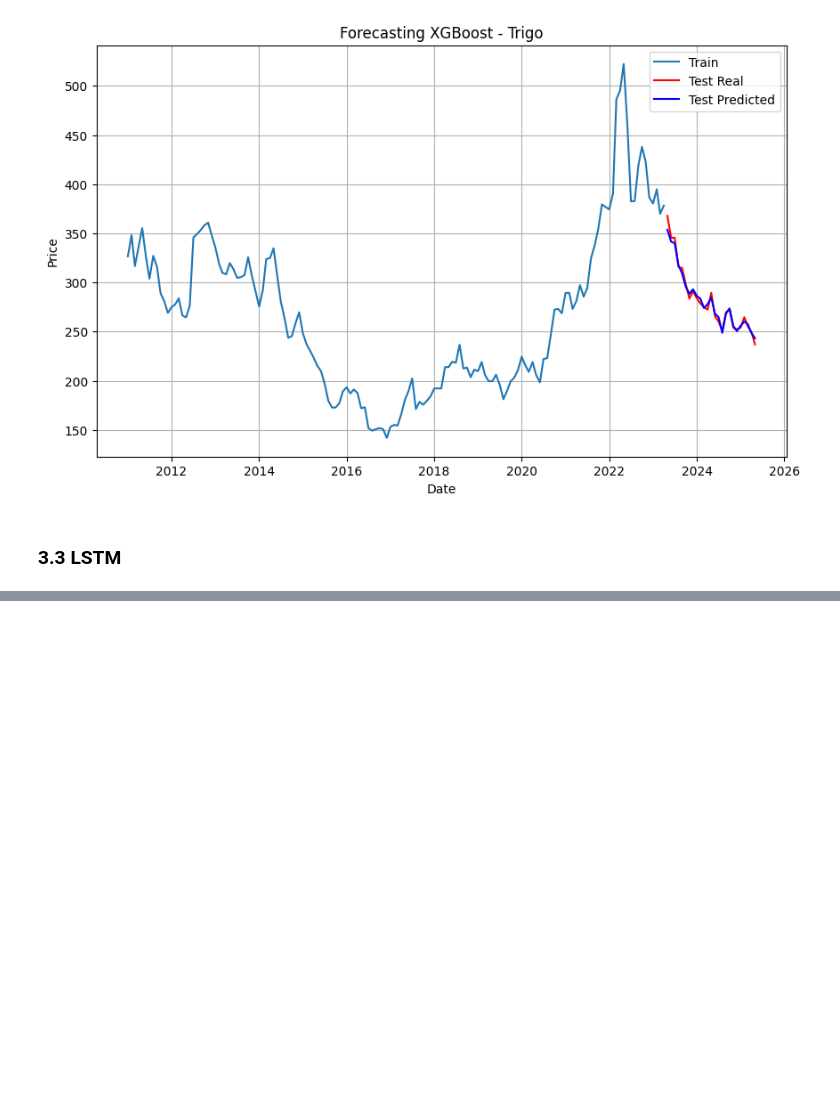
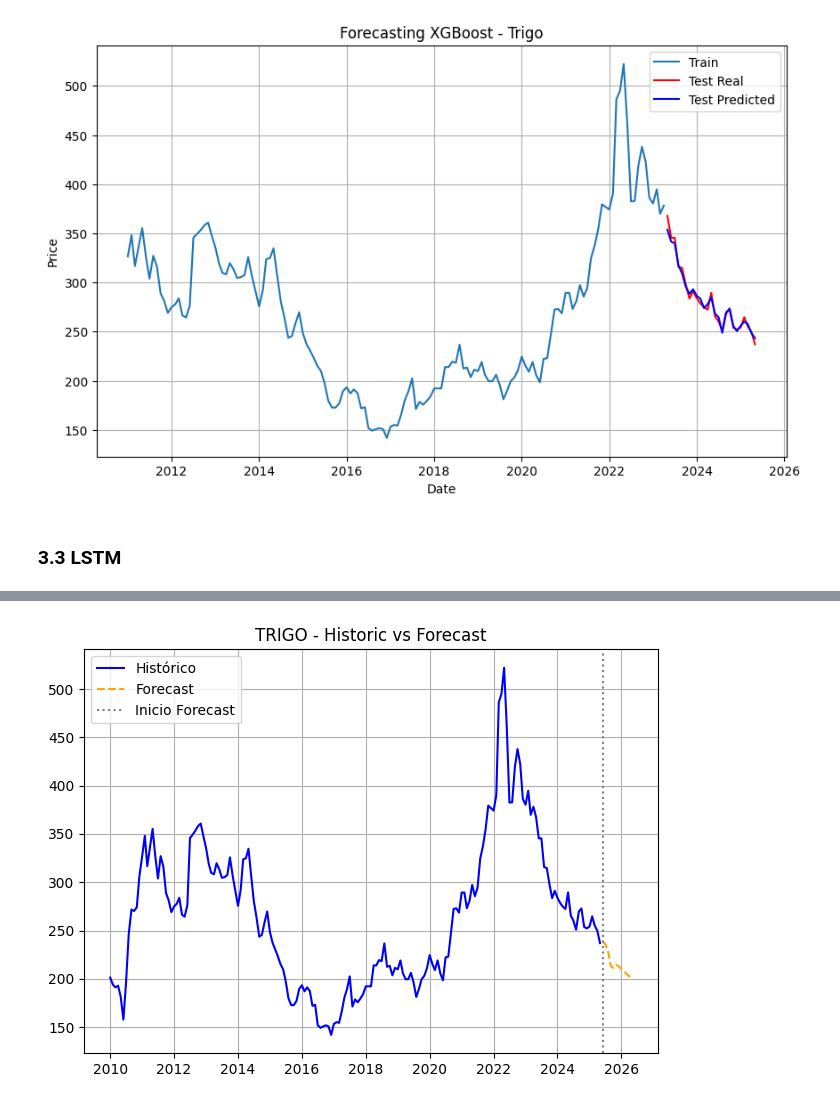
Before and after one commit to msolpera/forecasting_agro, a Jupyter notebook: main.ipynb, the cells around one changed output, grey strips where cells are left out. Drawn from its saved outputs; the diff is of its cells as text; code cells hidden in the pictures; blank space fills up the shorter version.

```diff
--- a/main.ipynb
+++ b/main.ipynb
@@ -324,0 +497,4 @@ MAPE_train: 1.71%
+# %%
+predict.plot_forecasts_with_history(forecast_trigo, 'Trigo', forecast_horizon=12)
+# %% [output]
+[figure, added]
```
Also changed, not shown: parts of 22 cells of this notebook, 30 other files.
